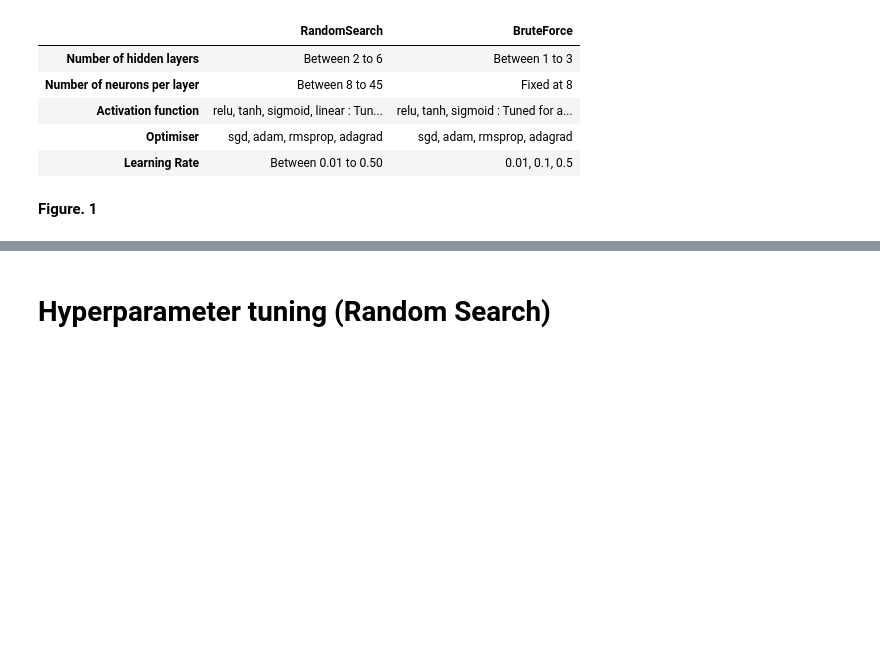
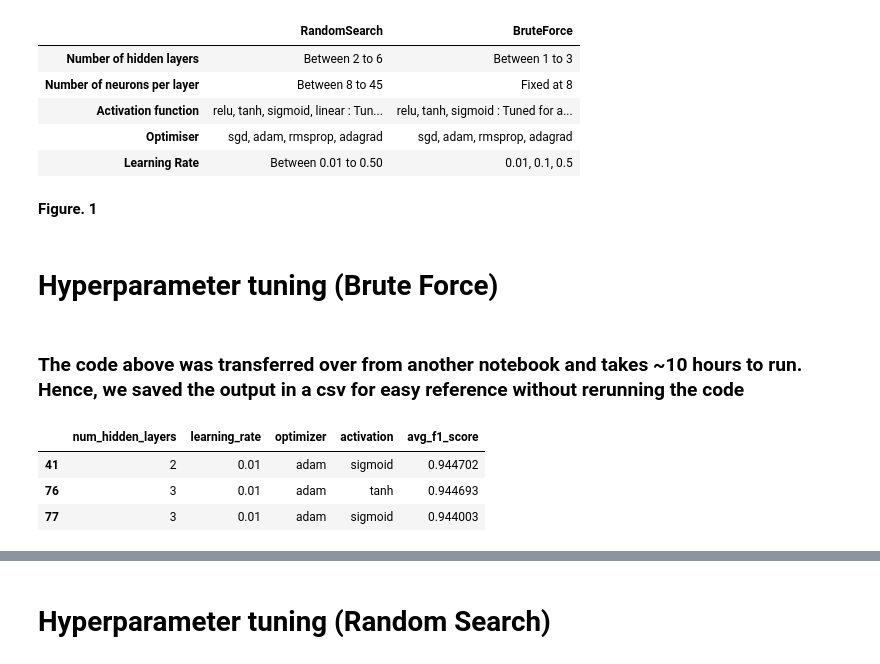
Before and after one commit to calebang/DSA312, a Jupyter notebook: Project_Part2/Neural_Network.ipynb, the cells around one changed output, grey strips where cells are left out. Drawn from its saved outputs; the diff is of its cells as text; code cells hidden in the pictures; blank space fills up the shorter version.

```diff
--- a/Project_Part2/Neural_Network.ipynb
+++ b/Project_Part2/Neural_Network.ipynb
@@ -155,3 +155,5 @@ Parameters tested
 | Optimiser | sgd, adam, rmsprop, adagrad | sgd, adam, rmsprop, adagrad |
 | Learning Rate | Between 0.01 to 0.50 | 0.01, 0.1, 0.5 |
 Figure. 1
+# %% [markdown]
+# Hyperparameter tuning (Brute Force)
@@ -157,0 +276,11 @@ Figure. 1
+# %% [markdown]
+### The code above was transferred over from another notebook and takes ~10 hours to run. Hence, we saved the output in a csv for easy reference without rerunning the code
+# %%
+results_df = pd.read_csv('results_df.csv')
+# %%
+results_df.sort_values('avg_f1_score', ascending = False).drop(results_df.columns[0], axis=1).head(3)
+# %% [output]
+|  | num_hidden_layers | learning_rate | optimizer | activation | avg_f1_score |
+| 41 | 2 | 0.01 | adam | sigmoid | 0.944702 |
+| 76 | 3 | 0.01 | adam | tanh | 0.944693 |
+| 77 | 3 | 0.01 | adam | sigmoid | 0.944003 |
```
Also changed, not shown: parts of 5 cells of this notebook, 1 other file.
